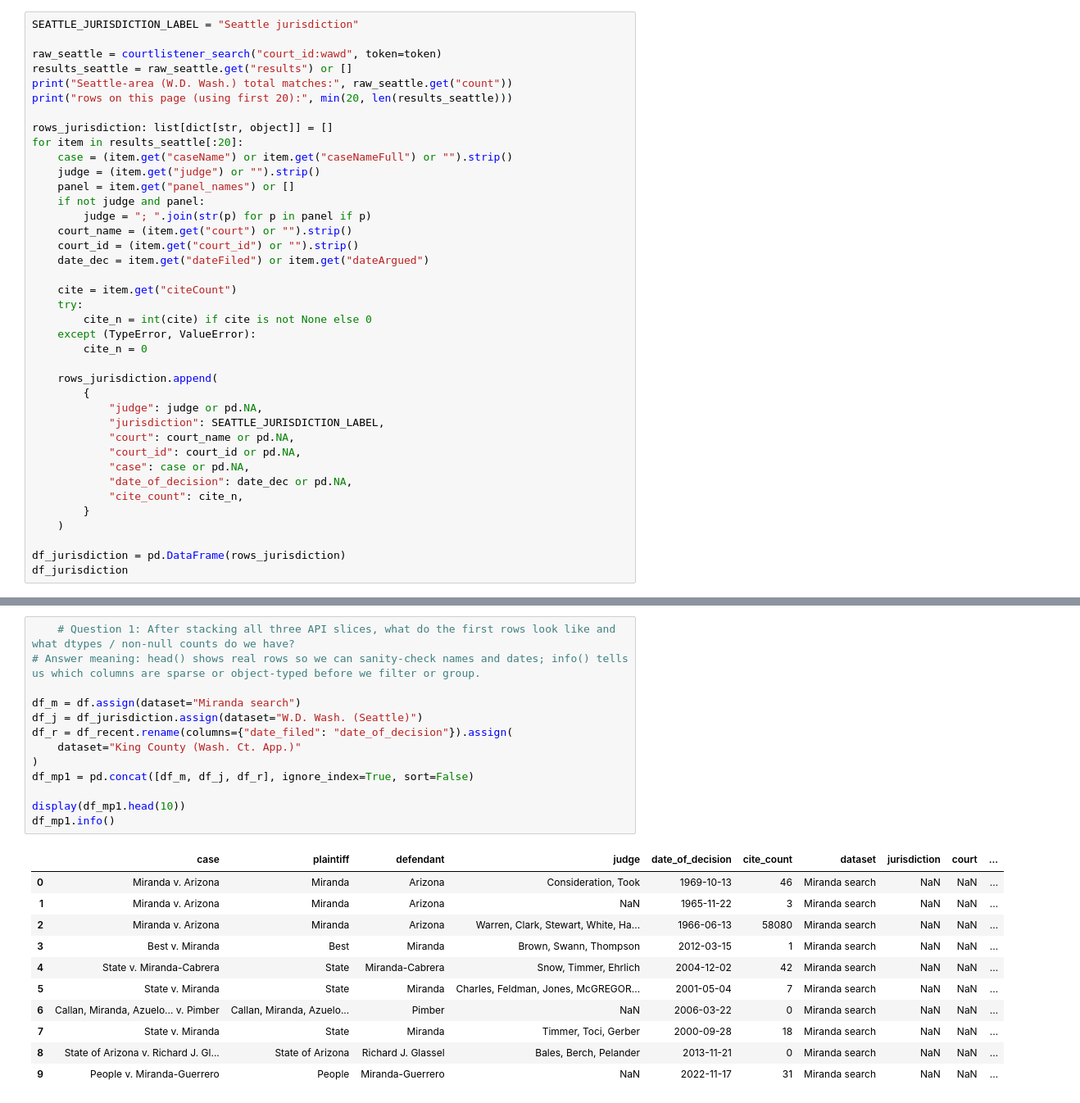
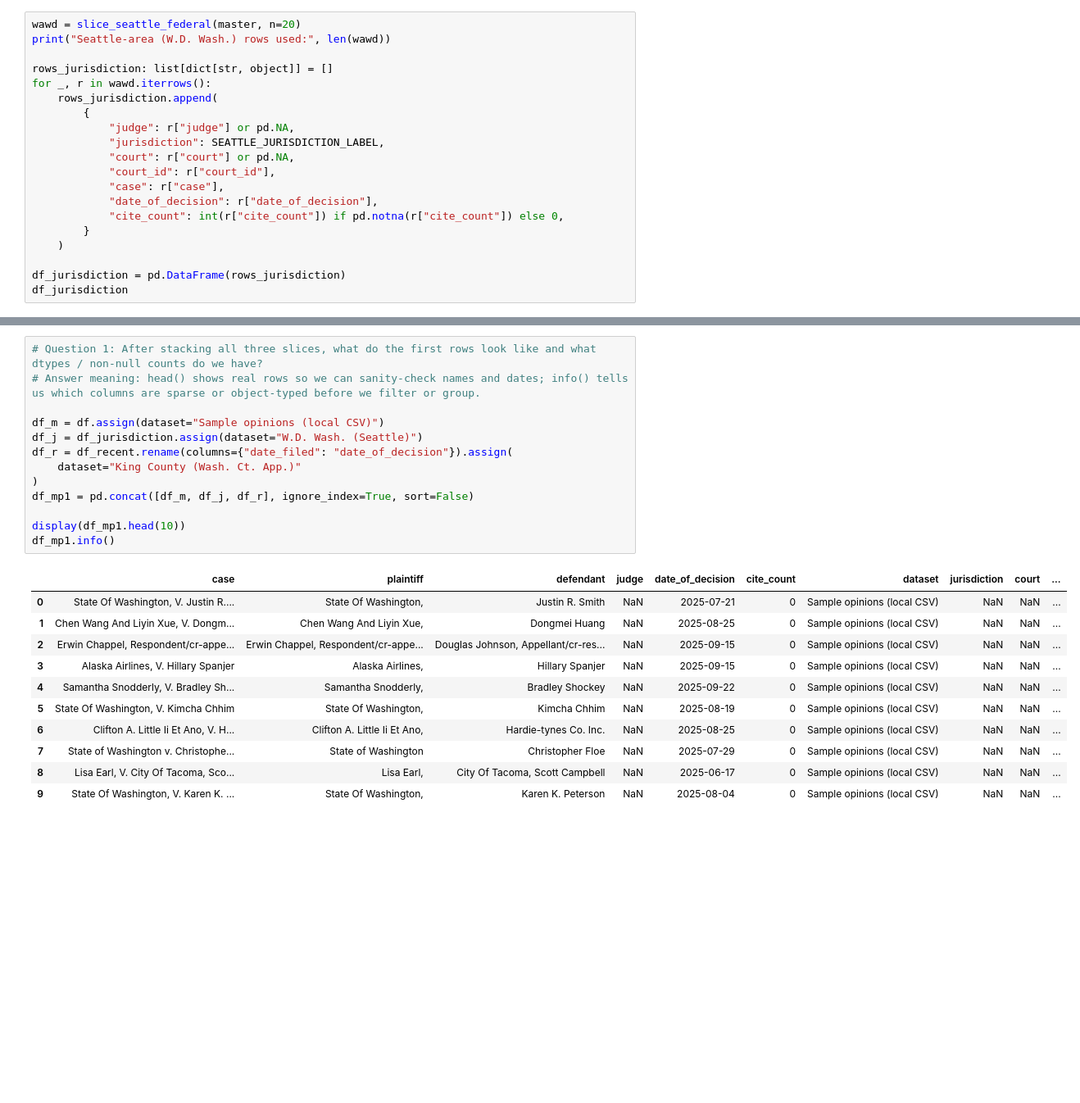
Before and after one commit to ranjitharangaswamy/hcde530, a Jupyter notebook: week 5/week5_courtlistener_cases.ipynb, the cells around one changed output, grey strips where cells are left out. Shown at 82% size. Saved outputs shown, nothing was run; the diff lists cells and outputs as text; blank space fills up the shorter version.

Commit message:
Update week 4 and 5 CourtListener and pandas notebooks.
Co-authored-by: Cursor <cursoragent@cursor.com>

```diff
--- a/week 5/week5_courtlistener_cases.ipynb
+++ b/week 5/week5_courtlistener_cases.ipynb
@@ -252,37 +143,18 @@ rows paginated for sorting: 500 · using newest 20 by dateFiled
 # %%
-SEATTLE_JURISDICTION_LABEL = "Seattle jurisdiction"
-
-raw_seattle = courtlistener_search("court_id:wawd", token=token)
-results_seattle = raw_seattle.get("results") or []
-print("Seattle-area (W.D. Wash.) total matches:", raw_seattle.get("count"))
-print("rows on this page (using first 20):", min(20, len(results_seattle)))
+wawd = slice_seattle_federal(master, n=20)
+print("Seattle-area (W.D. Wash.) rows used:", len(wawd))
 
 rows_jurisdiction: list[dict[str, object]] = []
-for item in results_seattle[:20]:
-    case = (item.get("caseName") or item.get("caseNameFull") or "").strip()
-    judge = (item.get("judge") or "").strip()
-    panel = item.get("panel_names") or []
-    if not judge and panel:
-        judge = "; ".join(str(p) for p in panel if p)
-    court_name = (item.get("court") or "").strip()
-    court_id = (item.get("court_id") or "").strip()
-    date_dec = item.get("dateFiled") or item.get("dateArgued")
-
-    cite = item.get("citeCount")
-    try:
-        cite_n = int(cite) if cite is not None else 0
-    except (TypeError, ValueError):
-        cite_n = 0
-
+for _, r in wawd.iterrows():
     rows_jurisdiction.append(
         {
-            "judge": judge or pd.NA,
+            "judge": r["judge"] or pd.NA,
             "jurisdiction": SEATTLE_JURISDICTION_LABEL,
-            "court": court_name or pd.NA,
-            "court_id": court_id or pd.NA,
-            "case": case or pd.NA,
-            "date_of_decision": date_dec or pd.NA,
-            "cite_count": cite_n,
+            "court": r["court"] or pd.NA,
+            "court_id": r["court_id"],
+            "case": r["case"],
+            "date_of_decision": r["date_of_decision"],
+            "cite_count": int(r["cite_count"]) if pd.notna(r["cite_count"]) else 0,
         }
     )
 
@@ -313,28 +184,28 @@ rows on this page (using first 20): 20
 
 We stack the three pulls into **`df_mp1`** so one frame carries Miranda search rows, W.D. Wash. rows, and King County appellate rows. **`head()`** shows example values; **`info()`** shows dtypes and how many non-null values exist per column.
 # %%
-    # Question 1: After stacking all three API slices, what do the first rows look like and what dtypes / non-null counts do we have?
+# Question 1: After stacking all three slices, what do the first rows look like and what dtypes / non-null counts do we have?
 # Answer meaning: head() shows real rows so we can sanity-check names and dates; info() tells us which columns are sparse or object-typed before we filter or group.
 
-df_m = df.assign(dataset="Miranda search")
+df_m = df.assign(dataset="Sample opinions (local CSV)")
 df_j = df_jurisdiction.assign(dataset="W.D. Wash. (Seattle)")
 df_r = df_recent.rename(columns={"date_filed": "date_of_decision"}).assign(
     dataset="King County (Wash. Ct. App.)"
 )
 df_mp1 = pd.concat([df_m, df_j, df_r], ignore_index=True, sort=False)
 
 display(df_mp1.head(10))
 df_mp1.info()
 # %% [output]
 |  | case | plaintiff | defendant | judge | date_of_decision | cite_count | dataset | jurisdiction | court | ... |
-| 0 | Miranda v. Arizona | Miranda | Arizona | Consideration, Took | 1969-10-13 | 46 | Miranda search | NaN | NaN | ... |
-| 1 | Miranda v. Arizona | Miranda | Arizona | NaN | 1965-11-22 | 3 | Miranda search | NaN | NaN | ... |
-| 2 | Miranda v. Arizona | Miranda | Arizona | Warren, Clark, Stewart, White, Ha... | 1966-06-13 | 58080 | Miranda search | NaN | NaN | ... |
-| 3 | Best v. Miranda | Best | Miranda | Brown, Swann, Thompson | 2012-03-15 | 1 | Miranda search | NaN | NaN | ... |
-| 4 | State v. Miranda-Cabrera | State | Miranda-Cabrera | Snow, Timmer, Ehrlich | 2004-12-02 | 42 | Miranda search | NaN | NaN | ... |
-| 5 | State v. Miranda | State | Miranda | Charles, Feldman, Jones, McGREGOR... | 2001-05-04 | 7 | Miranda search | NaN | NaN | ... |
-| 6 | Callan, Miranda, Azuelo... v. Pimber | Callan, Miranda, Azuelo... | Pimber | NaN | 2006-03-22 | 0 | Miranda search | NaN | NaN | ... |
-| 7 | State v. Miranda | State | Miranda | Timmer, Toci, Gerber | 2000-09-28 | 18 | Miranda search | NaN | NaN | ... |
-| 8 | State of Arizona v. Richard J. Gl... | State of Arizona | Richard J. Glassel | Bales, Berch, Pelander | 2013-11-21 | 0 | Miranda search | NaN | NaN | ... |
-| 9 | People v. Miranda-Guerrero | People | Miranda-Guerrero | NaN | 2022-11-17 | 31 | Miranda search | NaN | NaN | ... |
+| 0 | State Of Washington, V. Justin R.... | State Of Washington, | Justin R. Smith | NaN | 2025-07-21 | 0 | Sample opinions (local CSV) | NaN | NaN | ... |
+| 1 | Chen Wang And Liyin Xue, V. Dongm... | Chen Wang And Liyin Xue, | Dongmei Huang | NaN | 2025-08-25 | 0 | Sample opinions (local CSV) | NaN | NaN | ... |
+| 2 | Erwin Chappel, Respondent/cr-appe... | Erwin Chappel, Respondent/cr-appe... | Douglas Johnson, Appellant/cr-res... | NaN | 2025-09-15 | 0 | Sample opinions (local CSV) | NaN | NaN | ... |
+| 3 | Alaska Airlines, V. Hillary Spanjer | Alaska Airlines, | Hillary Spanjer | NaN | 2025-09-15 | 0 | Sample opinions (local CSV) | NaN | NaN | ... |
+| 4 | Samantha Snodderly, V. Bradley Sh... | Samantha Snodderly, | Bradley Shockey | NaN | 2025-09-22 | 0 | Sample opinions (local CSV) | NaN | NaN | ... |
+| 5 | State Of Washington, V. Kimcha Chhim | State Of Washington, | Kimcha Chhim | NaN | 2025-08-19 | 0 | Sample opinions (local CSV) | NaN | NaN | ... |
+| 6 | Clifton A. Little Ii Et Ano, V. H... | Clifton A. Little Ii Et Ano, | Hardie-tynes Co. Inc. | NaN | 2025-08-25 | 0 | Sample opinions (local CSV) | NaN | NaN | ... |
+| 7 | State of Washington v. Christophe... | State of Washington | Christopher Floe | NaN | 2025-07-29 | 0 | Sample opinions (local CSV) | NaN | NaN | ... |
+| 8 | Lisa Earl, V. City Of Tacoma, Sco... | Lisa Earl, | City Of Tacoma, Scott Campbell | NaN | 2025-06-17 | 0 | Sample opinions (local CSV) | NaN | NaN | ... |
+| 9 | State Of Washington, V. Karen K. ... | State Of Washington, | Karen K. Peterson | NaN | 2025-08-04 | 0 | Sample opinions (local CSV) | NaN | NaN | ... |
 <class 'pandas.DataFrame'>
```
Also changed, not shown: parts of 9 cells of this notebook, 2 other files.
